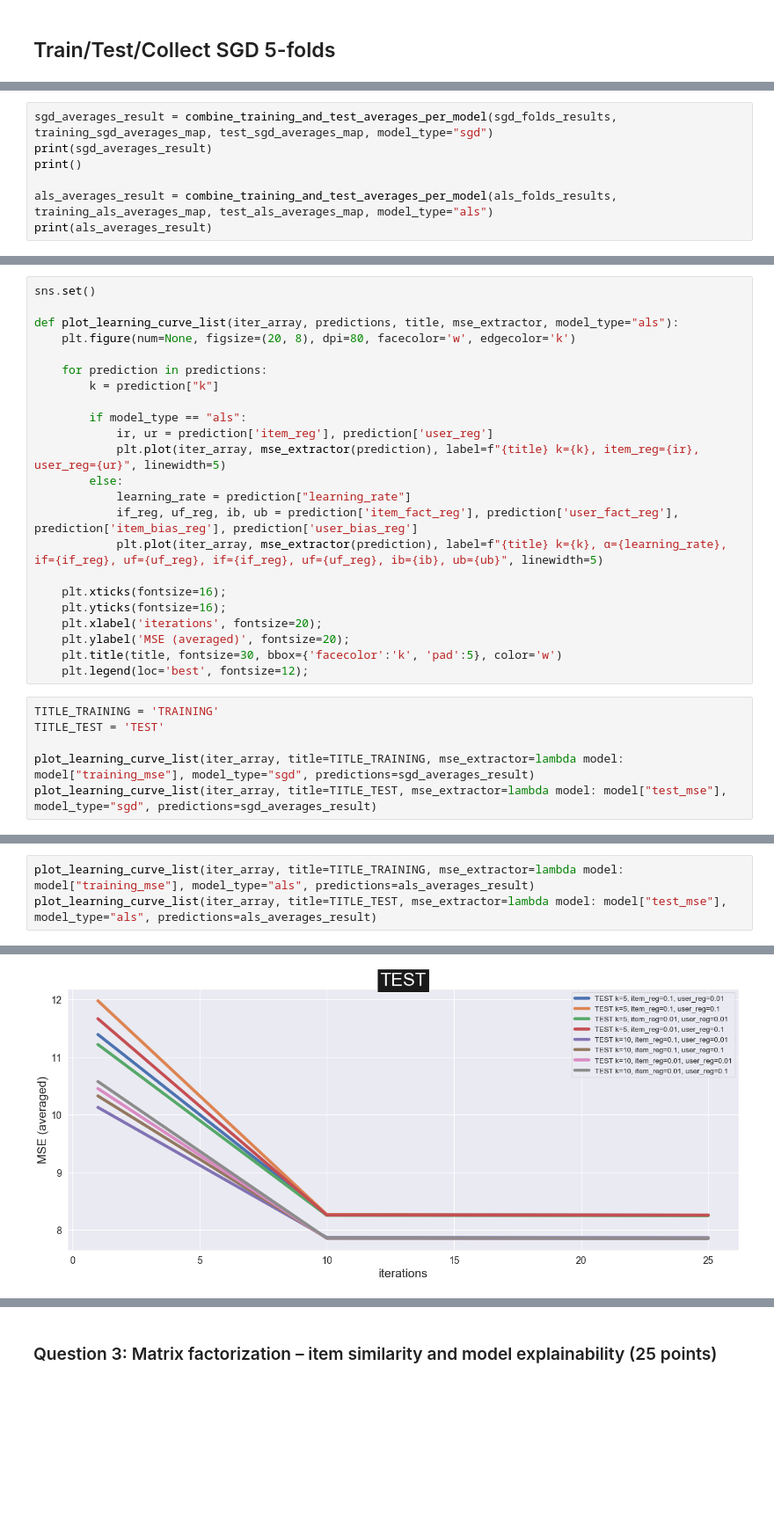
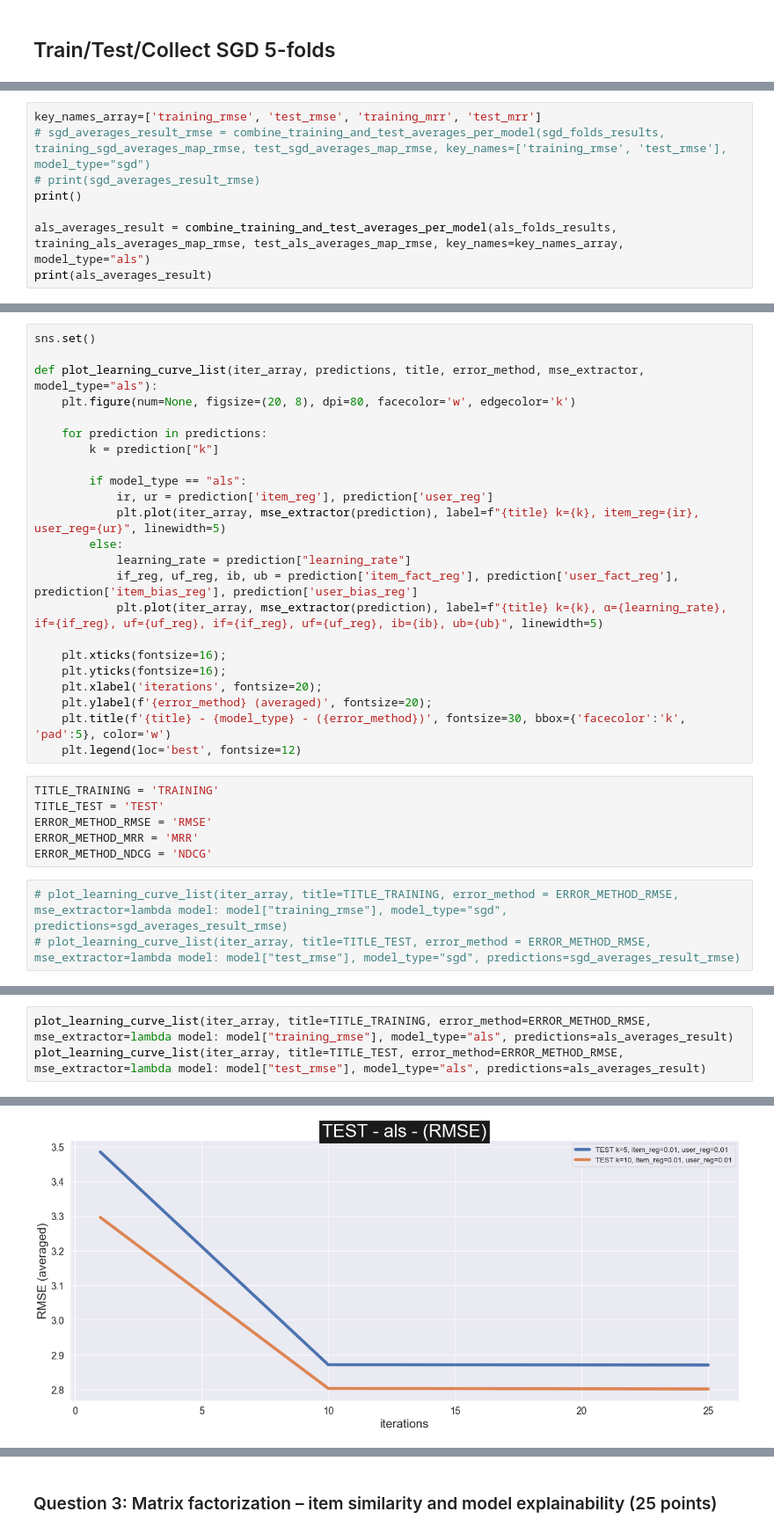
Before and after one commit to Nesher123/Recommendation-Systems, a Jupyter notebook: HW1/204502926_039065313.ipynb, the cells around one changed output, grey strips where cells are left out. Shown at 88% size. Drawn from its saved outputs; the diff is of its cells as text; blank space fills up the shorter version.

```diff
--- a/HW1/204502926_039065313.ipynb
+++ b/HW1/204502926_039065313.ipynb
@@ -663,8 +796,9 @@ defaultdict(<class 'list'>, {'k_5_ir_0.1_ur_0.01': array([11.39165144,  8.265783
 # %%
-sgd_averages_result = combine_training_and_test_averages_per_model(sgd_folds_results, training_sgd_averages_map, test_sgd_averages_map, model_type="sgd")
-print(sgd_averages_result)
+key_names_array=['training_rmse', 'test_rmse', 'training_mrr', 'test_mrr']
+# sgd_averages_result_rmse = combine_training_and_test_averages_per_model(sgd_folds_results, training_sgd_averages_map_rmse, test_sgd_averages_map_rmse, key_names=['training_rmse', 'test_rmse'], model_type="sgd")
+# print(sgd_averages_result_rmse)
 print()
 
-als_averages_result = combine_training_and_test_averages_per_model(als_folds_results, training_als_averages_map, test_als_averages_map, model_type="als")
+als_averages_result = combine_training_and_test_averages_per_model(als_folds_results, training_als_averages_map_rmse, test_als_averages_map_rmse, key_names=key_names_array, model_type="als")
 print(als_averages_result)
 # %% [output]
@@ -674,7 +806,7 @@ print(als_averages_result)
 # %%
 sns.set()
 
-def plot_learning_curve_list(iter_array, predictions, title, mse_extractor, model_type="als"):
+def plot_learning_curve_list(iter_array, predictions, title, error_method, mse_extractor, model_type="als"):
     plt.figure(num=None, figsize=(20, 8), dpi=80, facecolor='w', edgecolor='k')
 
     for prediction in predictions:
@@ -691,12 +823,15 @@ def plot_learning_curve_list(iter_array, predictions, title, mse_extractor, mode
     plt.xticks(fontsize=16);
     plt.yticks(fontsize=16);
     plt.xlabel('iterations', fontsize=20);
-    plt.ylabel('MSE (averaged)', fontsize=20);
-    plt.title(title, fontsize=30, bbox={'facecolor':'k', 'pad':5}, color='w')
-    plt.legend(loc='best', fontsize=12);
+    plt.ylabel(f'{error_method} (averaged)', fontsize=20);
+    plt.title(f'{title} - {model_type} - ({error_method})', fontsize=30, bbox={'facecolor':'k', 'pad':5}, color='w')
+    plt.legend(loc='best', fontsize=12)
+# %%
+TITLE_TRAINING = 'TRAINING'
+TITLE_TEST = 'TEST'
+ERROR_METHOD_RMSE = 'RMSE'
+ERROR_METHOD_MRR = 'MRR'
+ERROR_METHOD_NDCG = 'NDCG'
 # %%
-TITLE_TRAINING = 'TRAINING'
-TITLE_TEST = 'TEST'
-
-plot_learning_curve_list(iter_array, title=TITLE_TRAINING, mse_extractor=lambda model: model["training_mse"], model_type="sgd", predictions=sgd_averages_result)
-plot_learning_curve_list(iter_array, title=TITLE_TEST, mse_extractor=lambda model: model["test_mse"], model_type="sgd", predictions=sgd_averages_result)
+# plot_learning_curve_list(iter_array, title=TITLE_TRAINING, error_method = ERROR_METHOD_RMSE, mse_extractor=lambda model: model["training_rmse"], model_type="sgd", predictions=sgd_averages_result_rmse)
+# plot_learning_curve_list(iter_array, title=TITLE_TEST, error_method = ERROR_METHOD_RMSE, mse_extractor=lambda model: model["test_rmse"], model_type="sgd", predictions=sgd_averages_result_rmse)
@@ -706,4 +838,4 @@ plot_learning_curve_list(iter_array, title=TITLE_TEST, mse_extractor=lambda mode
 # %%
-plot_learning_curve_list(iter_array, title=TITLE_TRAINING, mse_extractor=lambda model: model["training_mse"], model_type="als", predictions=als_averages_result)
-plot_learning_curve_list(iter_array, title=TITLE_TEST, mse_extractor=lambda model: model["test_mse"], model_type="als", predictions=als_averages_result)
+plot_learning_curve_list(iter_array, title=TITLE_TRAINING, error_method=ERROR_METHOD_RMSE, mse_extractor=lambda model: model["training_rmse"], model_type="als", predictions=als_averages_result)
+plot_learning_curve_list(iter_array, title=TITLE_TEST, error_method=ERROR_METHOD_RMSE, mse_extractor=lambda model: model["test_rmse"], model_type="als", predictions=als_averages_result)
 # %% [output]
@@ -711 +843 @@ plot_learning_curve_list(iter_array, title=TITLE_TEST, mse_extractor=lambda mode
-[figure, old version]
+[figure, new version]
```
Also changed, not shown: parts of 16 cells of this notebook.
